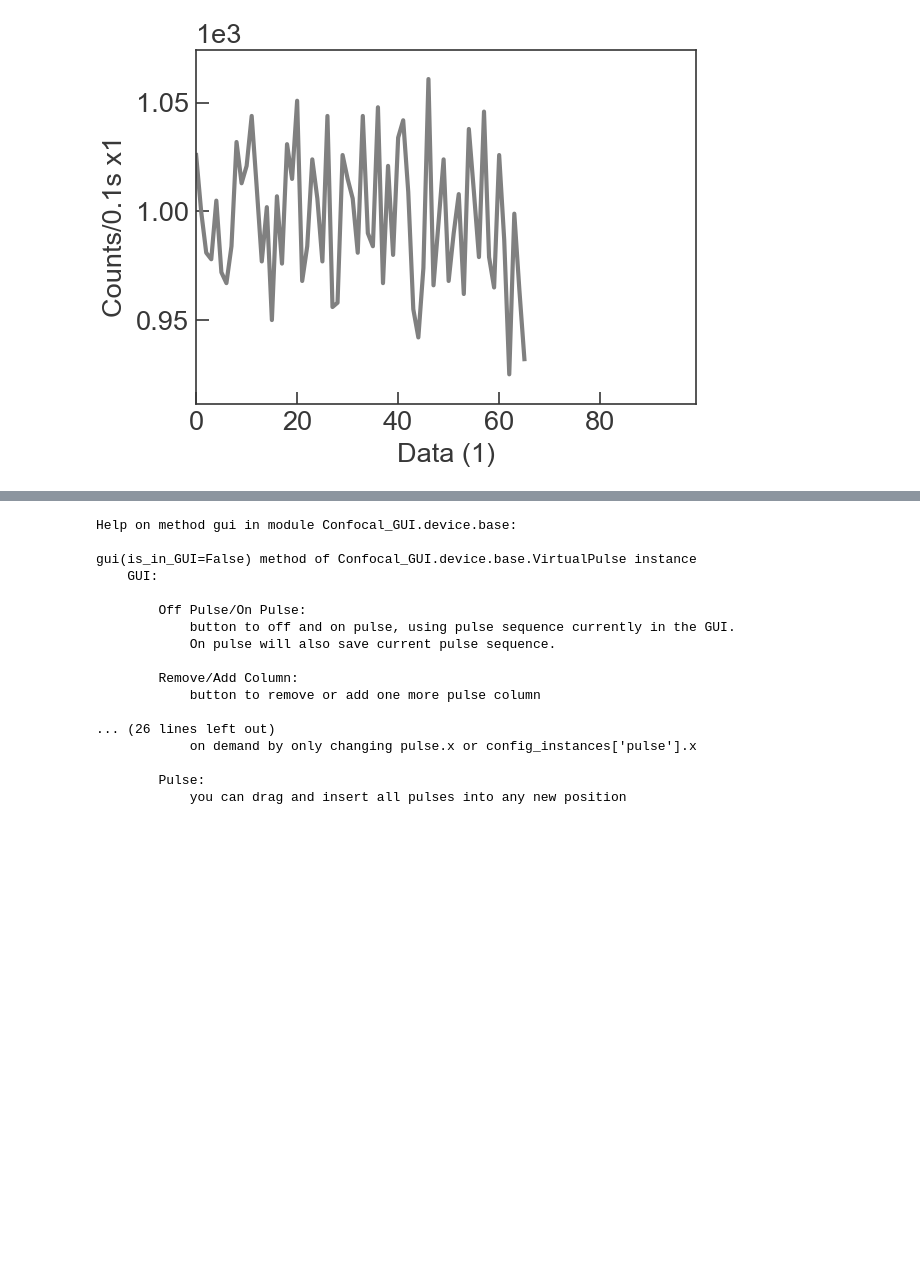
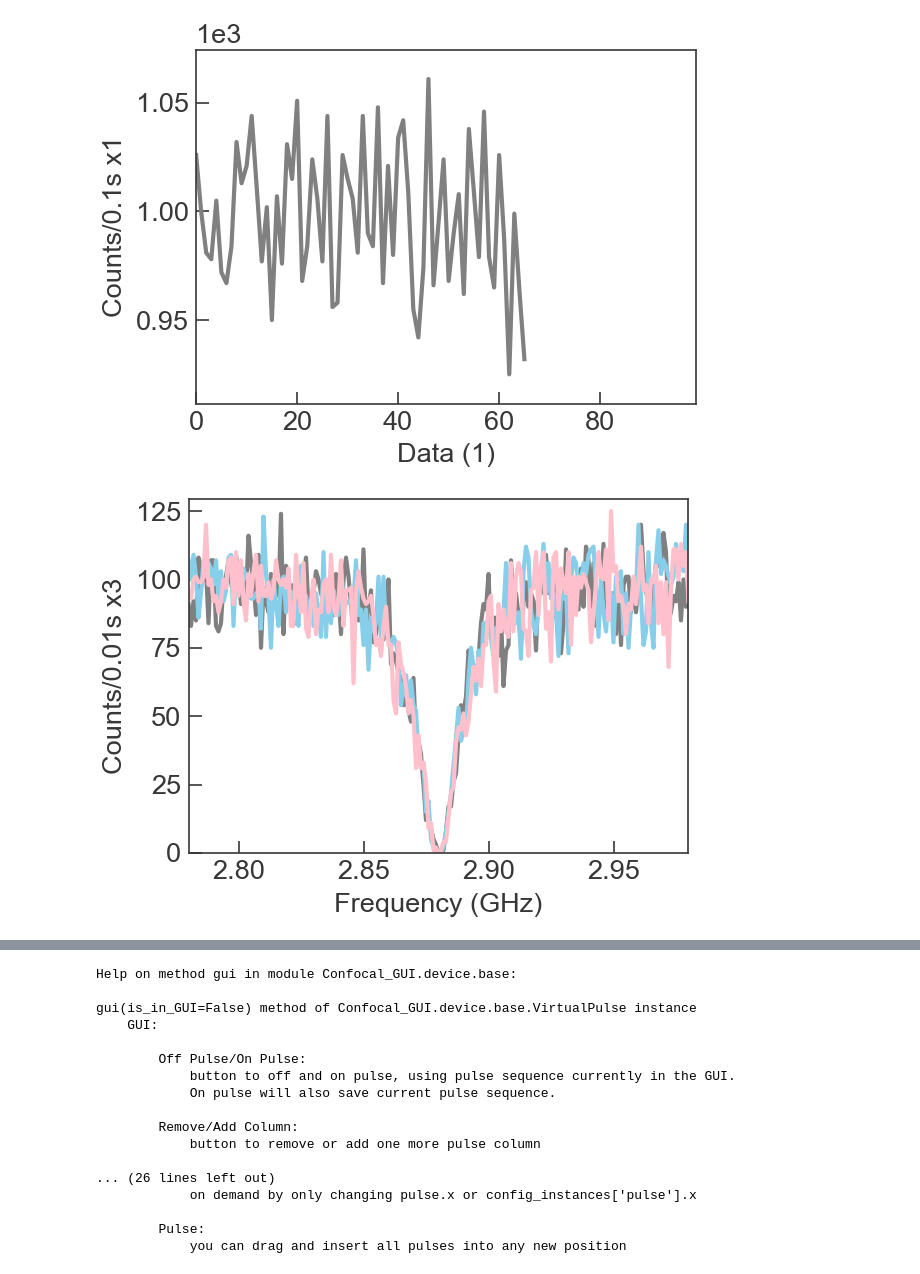
Before and after one commit to QuantumshWu/Confocal-GUI, a Jupyter notebook: jupyter notebook examples/examples with virtual devices.ipynb, the cells around one changed output, grey strips where cells are left out. Saved outputs shown, nothing was run; the diff lists cells and outputs as text; code cells hidden in the pictures; blank space fills up the shorter version.

Commit message:
add update_mode

```diff
--- a/jupyter notebook examples/examples with virtual devices.ipynb
+++ b/jupyter notebook examples/examples with virtual devices.ipynb
@@ -295,3 +295,17 @@ fig, data_figure = live(data_x = np.arange(100), exposure=0.1,\
                         counter_mode='apd', data_mode='single', relim_mode='tight')
 # %% [output]
 [figure]
+# %%
+# update_mode defines how measurement update new data
+# update_mode 'normal' for adding new data point for repeat>1, default for all 1D measurement
+# update_mode 'roll' for roll the data_y array and append new data, default for live
+# update_mode 'new' for adding new line for repeat>1
+# update_mode 'single' for only display single y at a certain x, default for all 2D measurement
+# update_mode 'adaptive' for increasing exposure if current data point is few-sigma above average
+
+fig, data_figure = odmr(data_x=np.arange(2.88-0.1, 2.88+0.1, 0.001), exposure=0.01,\
+                            power=-10,\
+                            config_instances=config_instances, repeat=3, is_GUI=False,\
+                            counter_mode='apd', data_mode='single', relim_mode='normal', update_mode='new')
+# %% [output]
+[figure, added]
```
Also changed, not shown: parts of 7 cells of this notebook, 7 other files.
